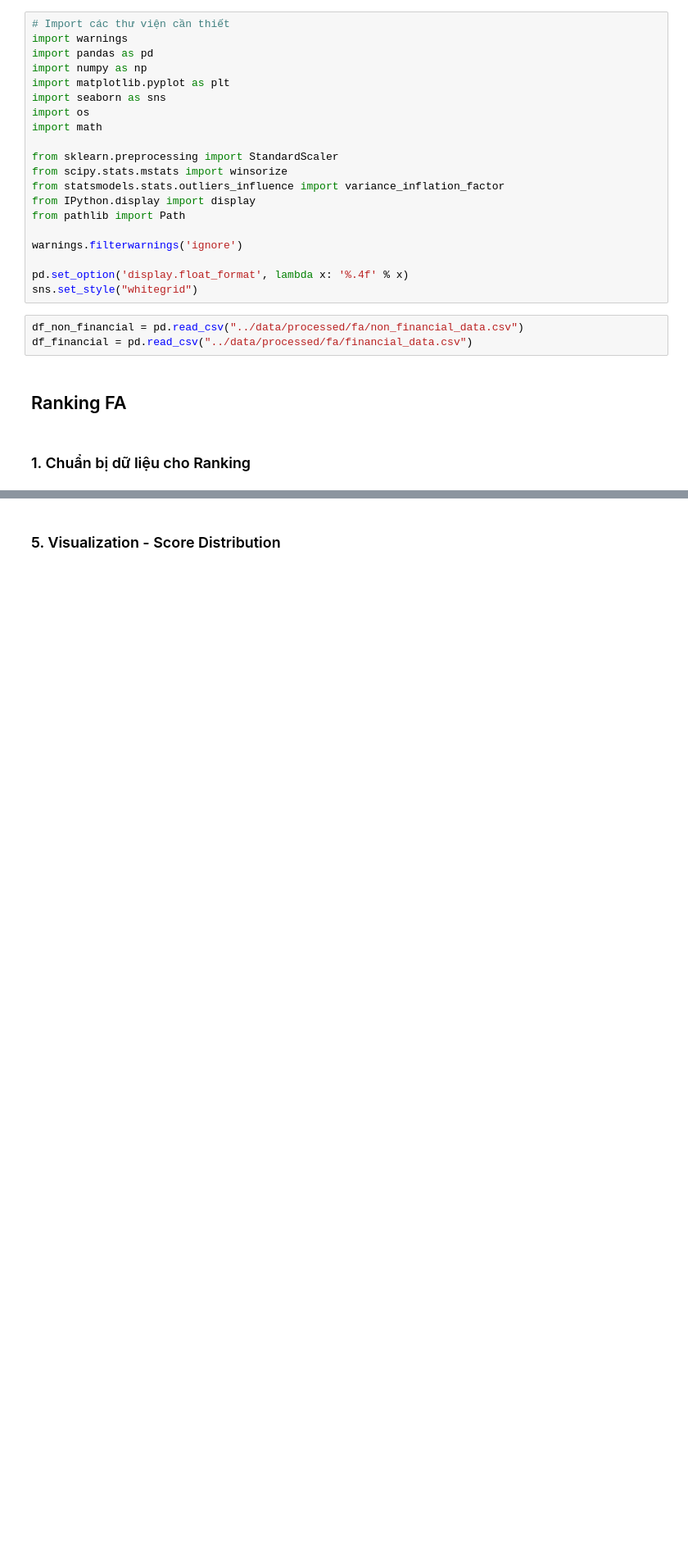
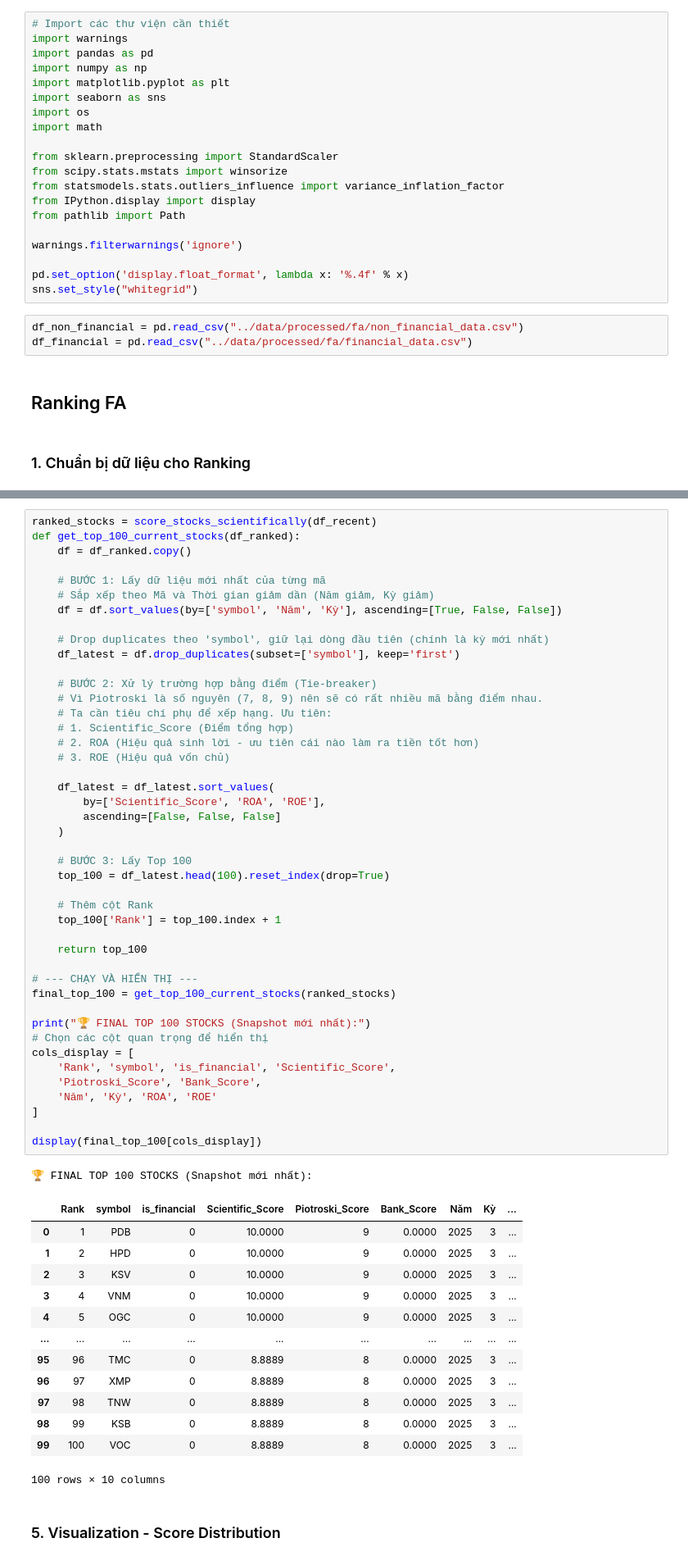
Before and after one commit to callmezuy/hcmus-introds--final-project, a Jupyter notebook: notebooks/fa_ranking.ipynb, the cells around one changed output, grey strips where cells are left out. Shown at 82% size. Saved outputs shown, nothing was run; the diff lists cells and outputs as text; blank space fills up the shorter version.

```diff
--- a/notebooks/fa_ranking.ipynb
+++ b/notebooks/fa_ranking.ipynb
@@ -457,2 +236,61 @@ Name: final_score, dtype: float64
+# %%
+ranked_stocks = score_stocks_scientifically(df_recent)
+def get_top_100_current_stocks(df_ranked):
+    df = df_ranked.copy()
+
+    # BƯỚC 1: Lấy dữ liệu mới nhất của từng mã
+    # Sắp xếp theo Mã và Thời gian giảm dần (Năm giảm, Kỳ giảm)
+    df = df.sort_values(by=['symbol', 'Năm', 'Kỳ'], ascending=[True, False, False])
+
+    # Drop duplicates theo 'symbol', giữ lại dòng đầu tiên (chính là kỳ mới nhất)
+    df_latest = df.drop_duplicates(subset=['symbol'], keep='first')
+
+    # BƯỚC 2: Xử lý trường hợp bằng điểm (Tie-breaker)
+    # Vì Piotroski là số nguyên (7, 8, 9) nên sẽ có rất nhiều mã bằng điểm nhau.
+    # Ta cần tiêu chí phụ để xếp hạng. Ưu tiên:
+    # 1. Scientific_Score (Điểm tổng hợp)
+    # 2. ROA (Hiệu quả sinh lời - ưu tiên cái nào làm ra tiền tốt hơn)
+    # 3. ROE (Hiệu quả vốn chủ)
+
+    df_latest = df_latest.sort_values(
+        by=['Scientific_Score', 'ROA', 'ROE'],
+        ascending=[False, False, False]
+    )
+
+    # BƯỚC 3: Lấy Top 100
+    top_100 = df_latest.head(100).reset_index(drop=True)
+
+    # Thêm cột Rank
+    top_100['Rank'] = top_100.index + 1
+
+    return top_100
+
+# --- CHẠY VÀ HIỂN THỊ ---
+final_top_100 = get_top_100_current_stocks(ranked_stocks)
+
+print("🏆 FINAL TOP 100 STOCKS (Snapshot mới nhất):")
+# Chọn các cột quan trọng để hiển thị
+cols_display = [
+    'Rank', 'symbol', 'is_financial', 'Scientific_Score',
+    'Piotroski_Score', 'Bank_Score',
+    'Năm', 'Kỳ', 'ROA', 'ROE'
+]
+
+display(final_top_100[cols_display])
+# %% [output]
+🏆 FINAL TOP 100 STOCKS (Snapshot mới nhất):
+|  | Rank | symbol | is_financial | Scientific_Score | Piotroski_Score | Bank_Score | Năm | Kỳ | ... |
+| 0 | 1 | PDB | 0 | 10.0000 | 9 | 0.0000 | 2025 | 3 | ... |
+| 1 | 2 | HPD | 0 | 10.0000 | 9 | 0.0000 | 2025 | 3 | ... |
+| 2 | 3 | KSV | 0 | 10.0000 | 9 | 0.0000 | 2025 | 3 | ... |
+| 3 | 4 | VNM | 0 | 10.0000 | 9 | 0.0000 | 2025 | 3 | ... |
+| 4 | 5 | OGC | 0 | 10.0000 | 9 | 0.0000 | 2025 | 3 | ... |
+| ... | ... | ... | ... | ... | ... | ... | ... | ... | ... |
+| 95 | 96 | TMC | 0 | 8.8889 | 8 | 0.0000 | 2025 | 3 | ... |
+| 96 | 97 | XMP | 0 | 8.8889 | 8 | 0.0000 | 2025 | 3 | ... |
+| 97 | 98 | TNW | 0 | 8.8889 | 8 | 0.0000 | 2025 | 3 | ... |
+| 98 | 99 | KSB | 0 | 8.8889 | 8 | 0.0000 | 2025 | 3 | ... |
+| 99 | 100 | VOC | 0 | 8.8889 | 8 | 0.0000 | 2025 | 3 | ... |
+100 rows × 10 columns
 # %% [markdown]
 ### 5. Visualization - Score Distribution
```
Also changed, not shown: parts of 12 cells of this notebook, 2 other files.
